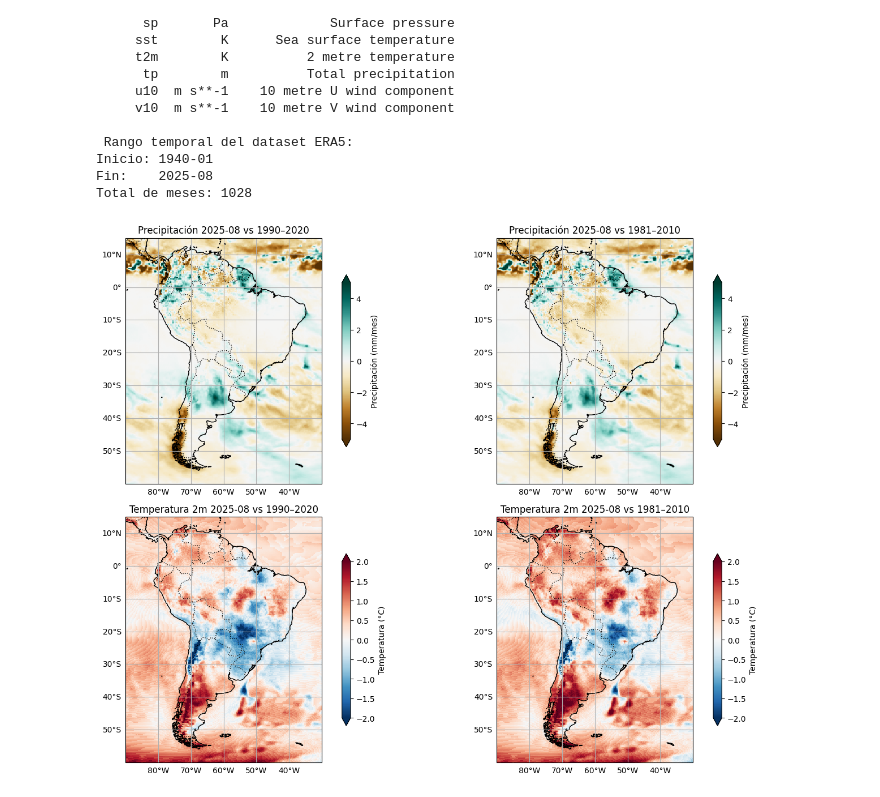
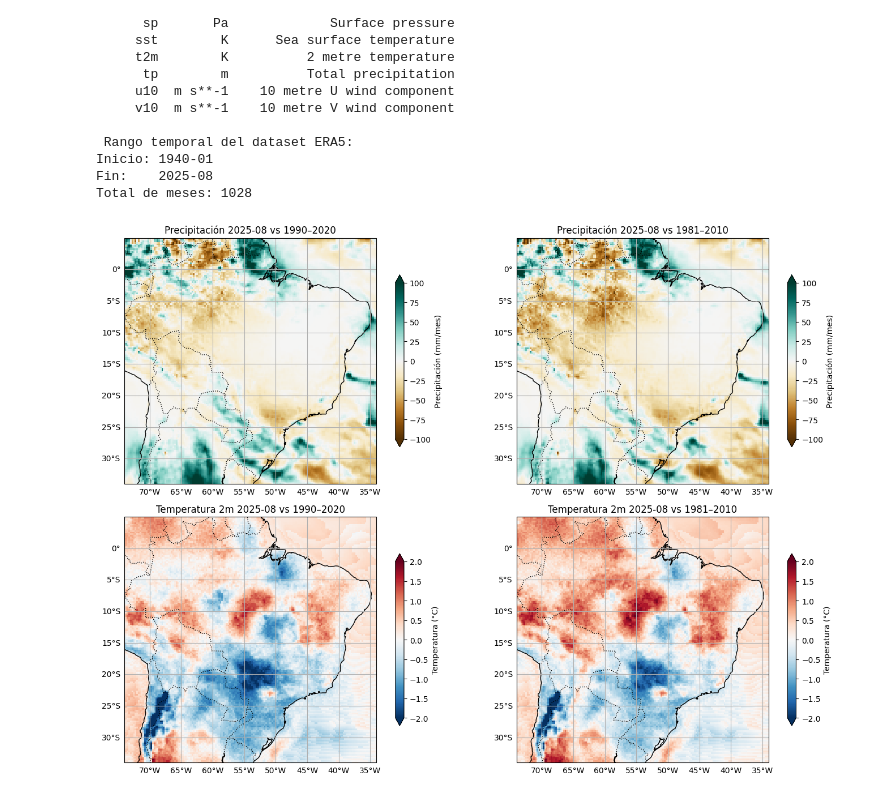
Before and after one commit to SMN-SENAMHI/MONITOREO, a Jupyter notebook: ERA5_SURFACE_MONTH.ipynb, the cells around one changed output. Drawn from its saved outputs; the diff is of its cells as text; code cells hidden in the pictures.

```diff
--- a/ERA5_SURFACE_MONTH.ipynb
+++ b/ERA5_SURFACE_MONTH.ipynb
@@ -116,8 +116,8 @@ ds = xr.open_dataset(
 # 5. Recorte geográfico (ejemplo: Sudamérica / país)
 # ============================================
 # Sudamérica completo
-lat_min, lat_max = -60, 15
-lon_min, lon_max = 270, 330   # (-90 a -30 en 0–360)
+#lat_min, lat_max = -60, 15
+#lon_min, lon_max = 270, 330   # (-90 a -30 en 0–360)
 
 # Perú
 #lat_min, lat_max = -20, 1
@@ -140,14 +140,14 @@ lon_min, lon_max = 270, 330   # (-90 a -30 en 0–360)
 #lon_min, lon_max = 287, 307   # (-73 a -53)
 
 # Brasil
-#lat_min, lat_max = -34, 5
-#lon_min, lon_max = 286, 326   # (-74 a -34)
+lat_min, lat_max = -34, 5
+lon_min, lon_max = 286, 326   # (-74 a -34)
 
 # ============================================
 # 6. Seleccionar variables
 # ============================================
 # Precipitación total (m → mm)
-tp = ds["tp"] * 1000
+tp = ds["tp"] * 1000 *30
 tp.attrs["units"] = "mm/mes"
 
 # Temperatura 2m (K → °C)
@@ -209,40 +209,40 @@ for ax in axes.flat:
     gl.top_labels = False
     gl.right_labels = False
 
-# Precipitación (BrBG, -5 a +5 mm/mes)
+# Precipitación (BrBG, -100 a +100 mm/mes)
 anom_tp_1990_2020.plot(
     ax=axes[0,0], transform=ccrs.PlateCarree(),
-    cmap="BrBG", vmin=-5, vmax=5,
+    cmap="BrBG", vmin=-100, vmax=100,
     cbar_kwargs={"label": "Precipitación (mm/mes)", "shrink": 0.7}
 )
 axes[0,0].set_title(f"Precipitación {fecha_analisis} vs 1990–2020")
 
 anom_tp_1981_2010.plot(
     ax=axes[0,1], transform=ccrs.PlateCarree(),
-    cmap="BrBG", vmin=-5, vmax=5,
+    cmap="BrBG", vmin=-100, vmax=100,
     cbar_kwargs={"label": "Precipitación (mm/mes)", "shrink": 0.7}
 )
 axes[0,1].set_title(f"Precipitación {fecha_analisis} vs 1981–2010")
 
 # Temperatura (RdBu_r, -2 a +2 °C)
 anom_t2m_1990_2020.plot(
     ax=axes[1,0], transform=ccrs.PlateCarree(),
     cmap="RdBu_r", vmin=-2, vmax=2,
     cbar_kwargs={"label": "Temperatura (°C)", "shrink": 0.7}
 )
 axes[1,0].set_title(f"Temperatura 2m {fecha_analisis} vs 1990–2020")
 
 anom_t2m_1981_2010.plot(
     ax=axes[1,1], transform=ccrs.PlateCarree(),
     cmap="RdBu_r", vmin=-2, vmax=2,
     cbar_kwargs={"label": "Temperatura (°C)", "shrink": 0.7}
 )
 axes[1,1].set_title(f"Temperatura 2m {fecha_analisis} vs 1981–2010")
 
 plt.tight_layout()
 plt.show()
 # %% [output]
-[figure, old version]
+[figure, new version]
 # %%
 # ============================================
 # Gráfico de precipitación mensual acumulada en un punto
```
Also changed, not shown: parts of 2 cells of this notebook.
